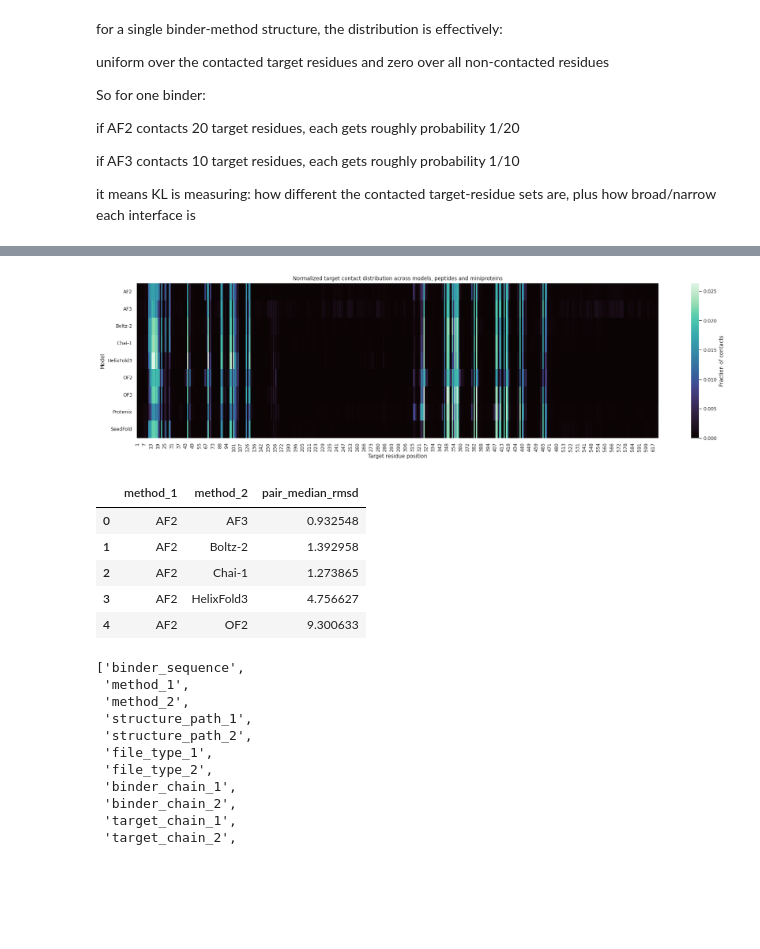
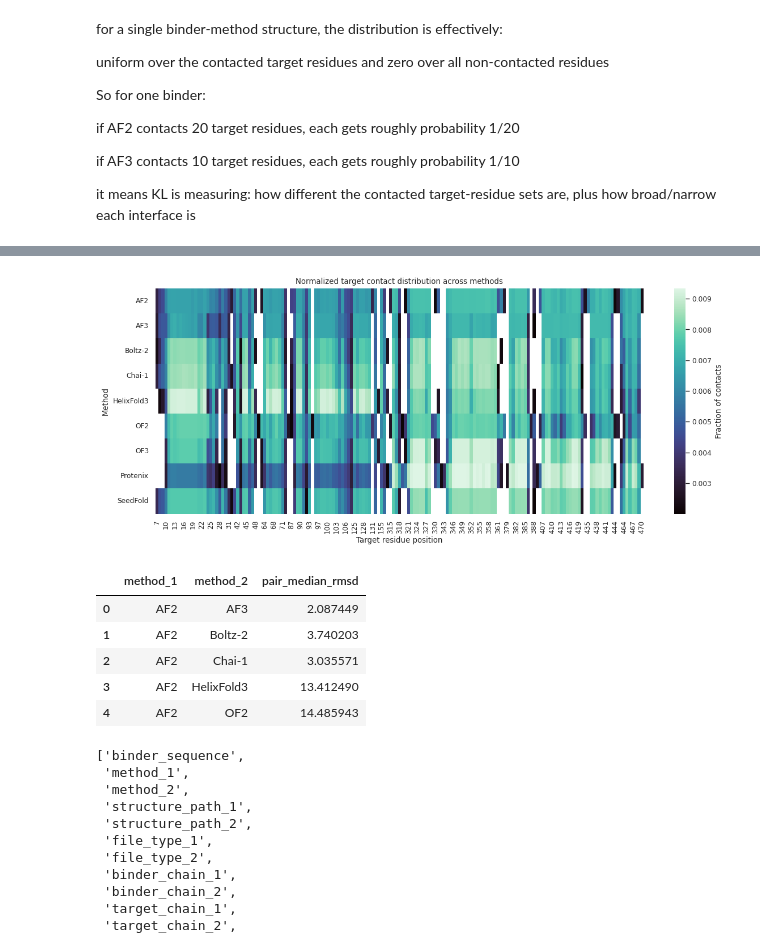
Before and after one commit to DSDD-UCPH/Assessing-AI-Scoring-Accuracy-for-De-Novo-Proteins, a Jupyter notebook: Analysis/Plots/plot_gen.ipynb, the cells around one changed output, grey strips where cells are left out. Cells and saved outputs as stored; diff of their text form; code cells hidden in the pictures; blank space fills up the shorter version.

```diff
--- a/Analysis/Plots/plot_gen.ipynb
+++ b/Analysis/Plots/plot_gen.ipynb
@@ -214,39 +726,45 @@ plt.show()
+# %%
+method_residue_matrix = (
+    plot_target
+    .groupby(["method", "target_resseq"])
+    .size()
+    .unstack(fill_value=0)
+)
 # %%
-
-# Count how many times each method contacts each target residue
-contact_counts = (
-    plot_target
-    .groupby(["method", "target_resseq"])
-    .size()
-    .reset_index(name="n_contacts")
-)
-
-# Pivot to method x residue matrix
-contact_matrix = (
-    contact_counts
-    .pivot(index="method", columns="target_resseq", values="n_contacts")
+# Normalize within each method
+contact_fraction_matrix = (
+    method_residue_matrix
+    .div(method_residue_matrix.sum(axis=1), axis=0)
     .fillna(0)
 )
 
-contact_fraction_matrix = contact_matrix.div(contact_matrix.sum(axis=1), axis=0).fillna(0)
+# Set your visibility threshold
+threshold = 0.002
+
+# Keep only values above threshold
+plot_matrix = contact_fraction_matrix.where(contact_fraction_matrix >= threshold)
+
+# Drop residue columns where no method has a visible hit
+plot_matrix = plot_matrix.loc[:, plot_matrix.notna().any(axis=0)]
 
 sns.set_theme(style="white", context="paper")
 
-plt.figure(figsize=(18, 5))
+plt.figure(figsize=(12, 5))
 ax = sns.heatmap(
-    contact_fraction_matrix,
+    plot_matrix,
     cmap="mako",
+    mask=plot_matrix.isna(),
     cbar_kws={"label": "Fraction of contacts"}
 )
 
 ax.set_xlabel("Target residue position")
-ax.set_ylabel("Model")
-ax.set_title("Normalized target contact distribution across models, peptides and miniproteins")
+ax.set_ylabel("Method")
+ax.set_title("Normalized target contact distribution across methods")
 
 plt.tight_layout()
 plt.show()
 # %% [output]
-[figure, old version]
+[figure, new version]
 # %%
 rmsd_mean = (
     plot_rmsd
@@ -254,7 +772,7 @@ rmsd_mean = (
     .mean()
 )
 
-rmsd_col = "binder_ca_rmsd_align_binder"
+rmsd_col = "binder_ca_rmsd_align_target_shell"
 
 rmsd_median = (
     plot_rmsd
@@ -266,11 +784,11 @@ rmsd_median = (
 rmsd_median.head()
 # %% [output]
 |  | method_1 | method_2 | pair_median_rmsd |
-| 0 | AF2 | AF3 | 0.932548 |
-| 1 | AF2 | Boltz-2 | 1.392958 |
-| 2 | AF2 | Chai-1 | 1.273865 |
-| 3 | AF2 | HelixFold3 | 4.756627 |
-| 4 | AF2 | OF2 | 9.300633 |
+| 0 | AF2 | AF3 | 2.087449 |
+| 1 | AF2 | Boltz-2 | 3.740203 |
+| 2 | AF2 | Chai-1 | 3.035571 |
+| 3 | AF2 | HelixFold3 | 13.412490 |
+| 4 | AF2 | OF2 | 14.485943 |
 # %%
 plot_rmsd_with_median = plot_rmsd.merge(rmsd_median, on=["method_1", "method_2"], how="left")
 
```
Also changed, not shown: parts of 50 cells of this notebook, 38 other files.
